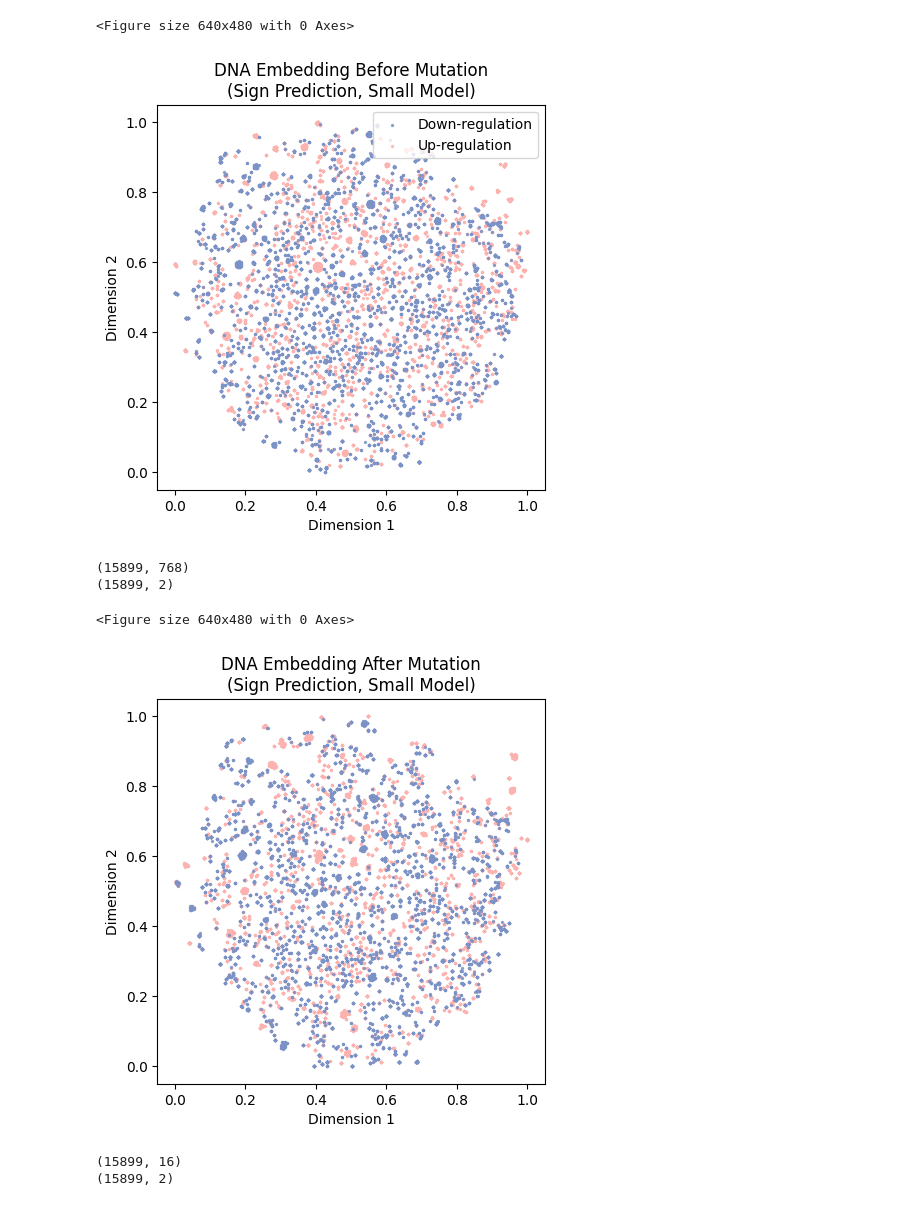
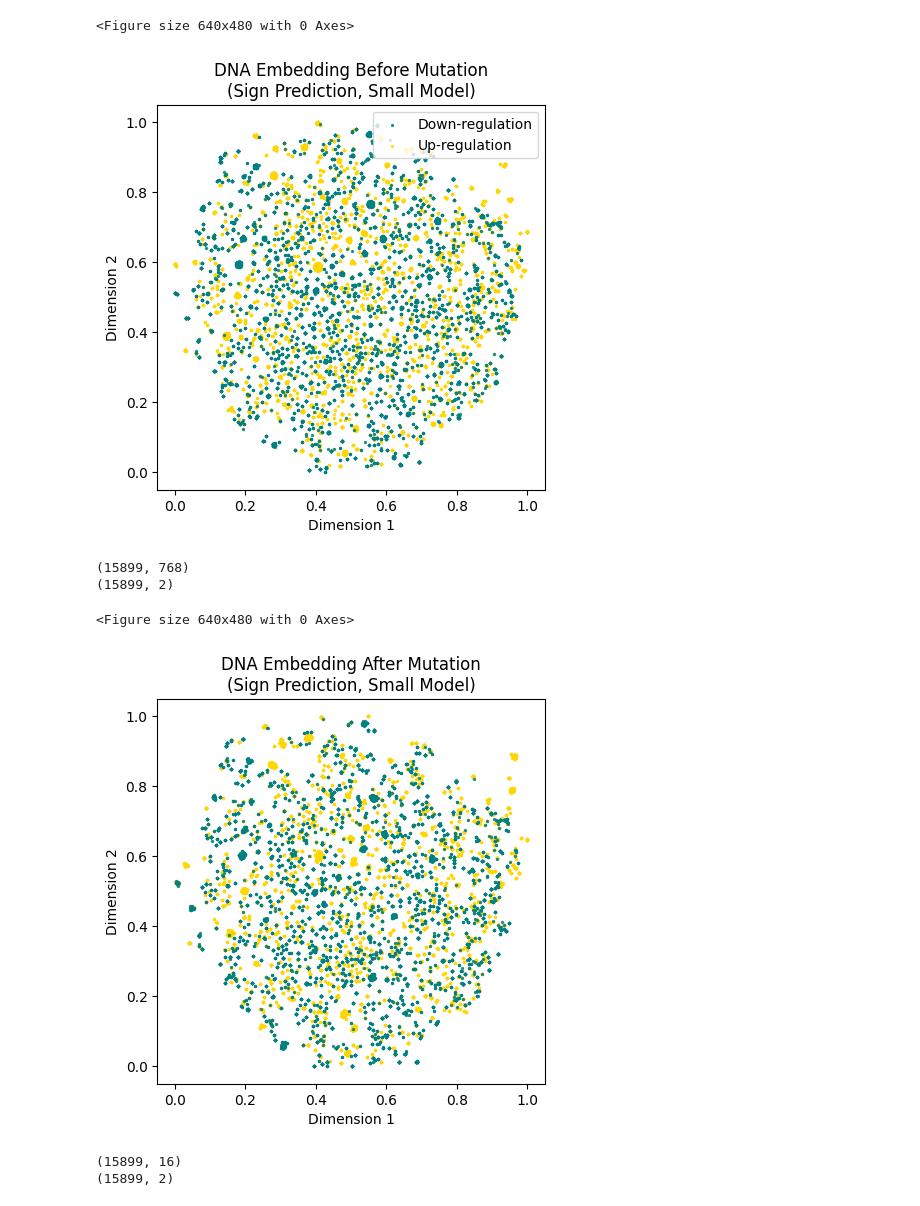
Before and after one commit to Liuzhe30/Methven, a Jupyter notebook: experiment/03-representation-visualization(sign-prediction).ipynb, the cells around one changed output. Saved outputs shown, nothing was run; the diff lists cells and outputs as text; code cells hidden in the pictures.

```diff
--- a/experiment/03-representation-visualization(sign-prediction).ipynb
+++ b/experiment/03-representation-visualization(sign-prediction).ipynb
@@ -53,23 +53,23 @@ result = (result - x_min) / (x_max - x_min)
 (15899, 2)
 <Figure size 640x480 with 0 Axes>
 # %%
-color = ["#7B92C7","#FCB2AF"]
+color = ["#008080","#FFD700"]
 
 ax = plt.subplots(figsize=(5,5))
 for i in range(result.shape[0]):
     if(label[i] == 1):
         s2 = plt.scatter(result[i, 0], result[i, 1],s=2,color=color[label[i]],alpha=0.8)
 for i in range(result.shape[0]):
     if(label[i] == 0):
         s1 = plt.scatter(result[i, 0], result[i, 1],s=2,color=color[label[i]],alpha=0.8)
 plt.xlabel('Dimension 1')
 plt.ylabel('Dimension 2')
 plt.title('DNA Embedding Before Mutation\n(Sign Prediction, Small Model)')
 plt.legend((s1,s2),('Down-regulation','Up-regulation') ,loc = 'best')
 plt.savefig('images/tsne/input-small.png',dpi=300, bbox_inches = 'tight')
 plt.show()
 # %% [output]
-[figure, old version]
+[figure, new version]
 # %%
 stack = input2
 
@@ -86,7 +86,7 @@ result = (result - x_min) / (x_max - x_min)
 (15899, 2)
 <Figure size 640x480 with 0 Axes>
 # %%
-color = ["#7B92C7","#FCB2AF"]
+color = ["#008080","#FFD700"]
 
 ax = plt.subplots(figsize=(5,5))
 for i in range(result.shape[0]):
@@ -102,7 +102,7 @@ plt.title('DNA Embedding After Mutation\n(Sign Prediction, Small Model)')
 plt.savefig('images/tsne/input-small2.png',dpi=300, bbox_inches = 'tight')
 plt.show()
 # %% [output]
-[figure, old version]
+[figure, new version]
 # %%
 fig = plt.figure()
 tsne = TSNE(n_components=2, init='pca', random_state=0)
```
Also changed, not shown: parts of 4 cells of this notebook, 1 other file.
